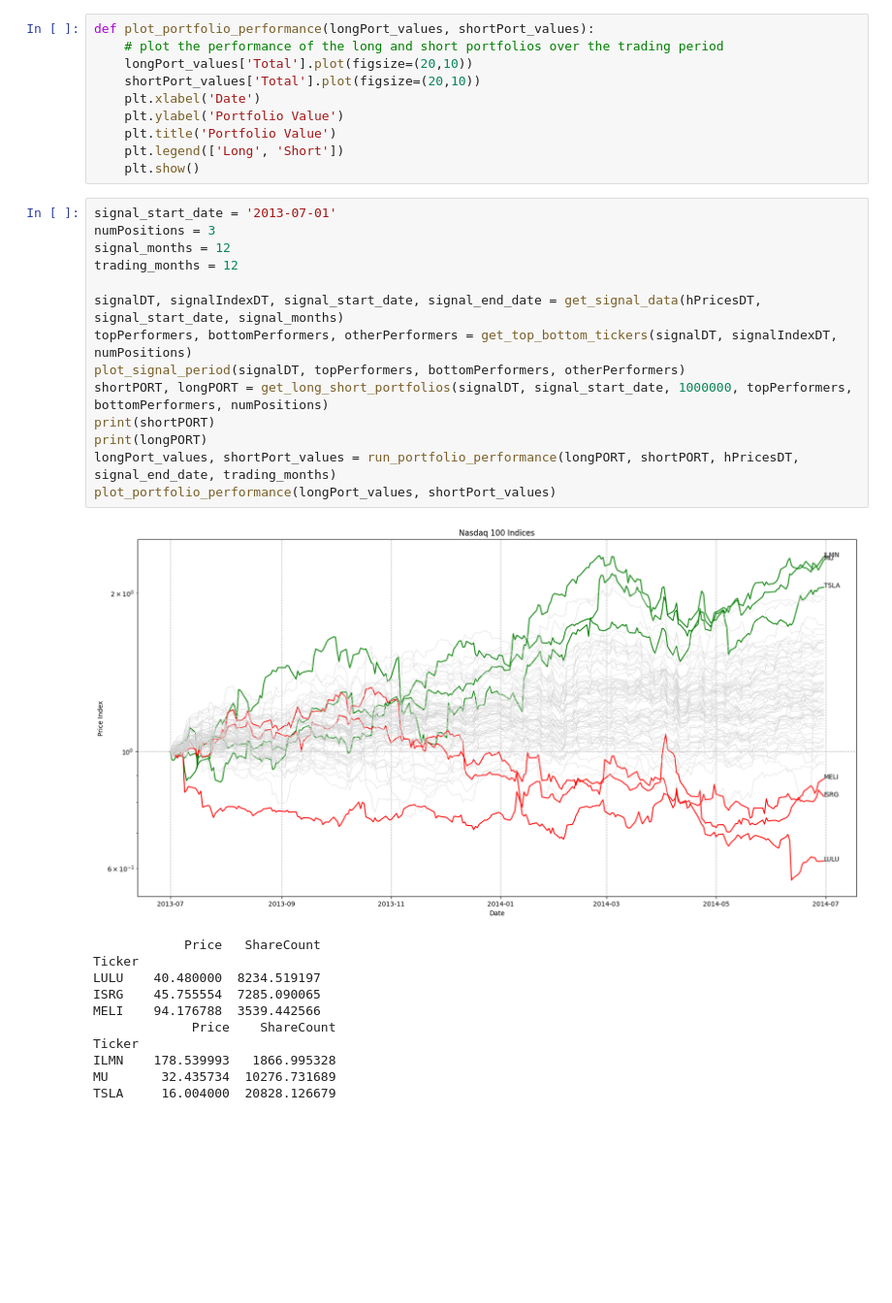
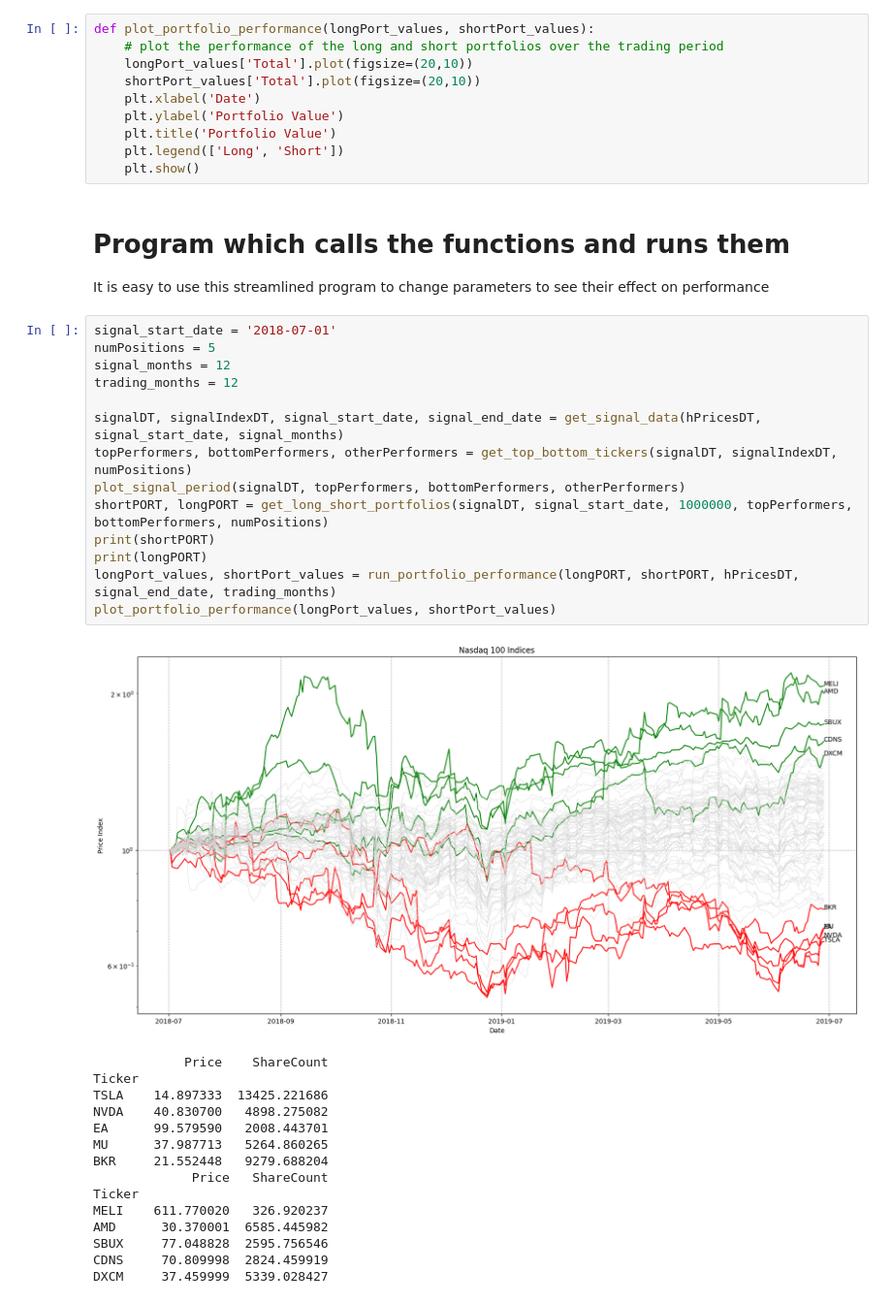
Before and after one commit to howesrichard/CodeFinModUQ, a Jupyter notebook: momentum_looped_RH.ipynb, the cells around one changed output. Shown at 97% size. Cells and saved outputs as stored; diff of their text form; blank space fills up the shorter version.

```diff
--- a/momentum_looped_RH.ipynb
+++ b/momentum_looped_RH.ipynb
@@ -215,29 +141,37 @@ def plot_portfolio_performance(longPort_values, shortPort_values):
     plt.title('Portfolio Value')
     plt.legend(['Long', 'Short'])
     plt.show()
+# %% [markdown]
+# Program which calls the functions and runs them
+
+It is easy to use this streamlined program to change parameters to see their effect on performance
 # %%
-signal_start_date = '2013-07-01'
-numPositions = 3
+signal_start_date = '2018-07-01'
+numPositions = 5
 signal_months = 12
 trading_months = 12
 
 signalDT, signalIndexDT, signal_start_date, signal_end_date = get_signal_data(hPricesDT, signal_start_date, signal_months)
 topPerformers, bottomPerformers, otherPerformers = get_top_bottom_tickers(signalDT, signalIndexDT, numPositions)
 plot_signal_period(signalDT, topPerformers, bottomPerformers, otherPerformers)
 shortPORT, longPORT = get_long_short_portfolios(signalDT, signal_start_date, 1000000, topPerformers, bottomPerformers, numPositions)
 print(shortPORT)
 print(longPORT)
 longPort_values, shortPort_values = run_portfolio_performance(longPORT, shortPORT, hPricesDT, signal_end_date, trading_months)
 plot_portfolio_performance(longPort_values, shortPort_values)
 # %% [output]
-[figure, old version]
+[figure, new version]
-            Price   ShareCount
+            Price    ShareCount
 Ticker
-LULU    40.480000  8234.519197
-ISRG    45.755554  7285.090065
-MELI    94.176788  3539.442566
-             Price    ShareCount
+TSLA    14.897333  13425.221686
+NVDA    40.830700   4898.275082
+EA      99.579590   2008.443701
+MU      37.987713   5264.860265
+BKR     21.552448   9279.688204
+             Price   ShareCount
 Ticker
-ILMN    178.539993   1866.995328
-MU       32.435734  10276.731689
-TSLA     16.004000  20828.126679
+MELI    611.770020   326.920237
+AMD      30.370001  6585.445982
+SBUX     77.048828  2595.756546
+CDNS     70.809998  2824.459919
+DXCM     37.459999  5339.028427
```
Also changed, not shown: parts of 5 cells of this notebook.
